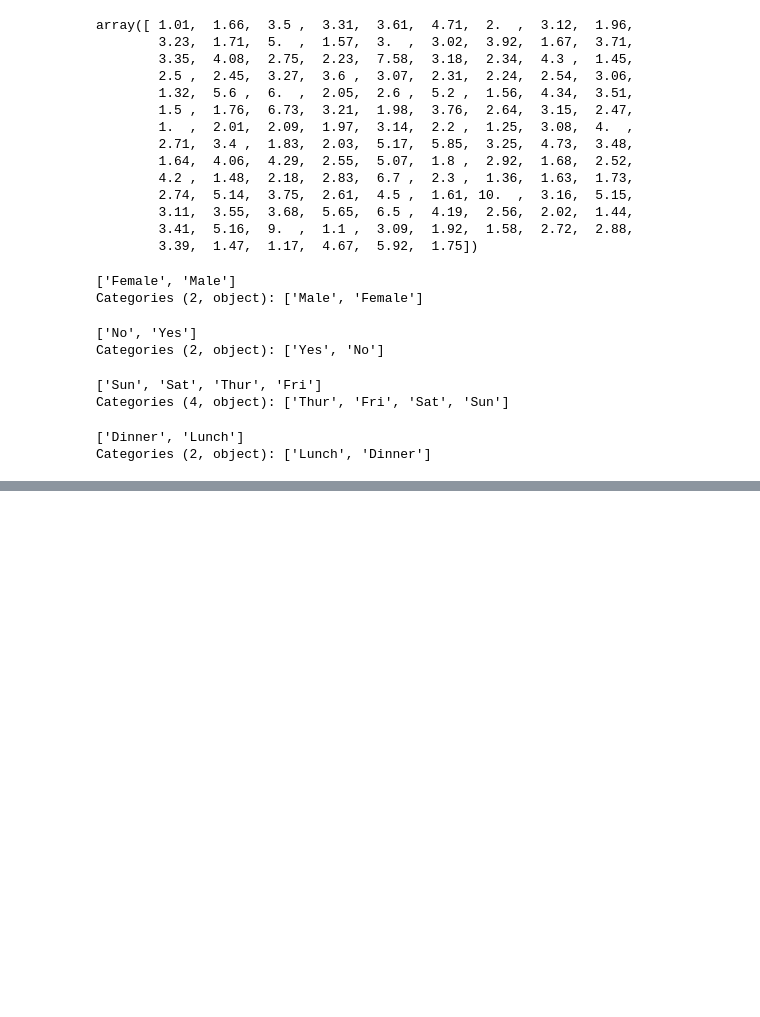
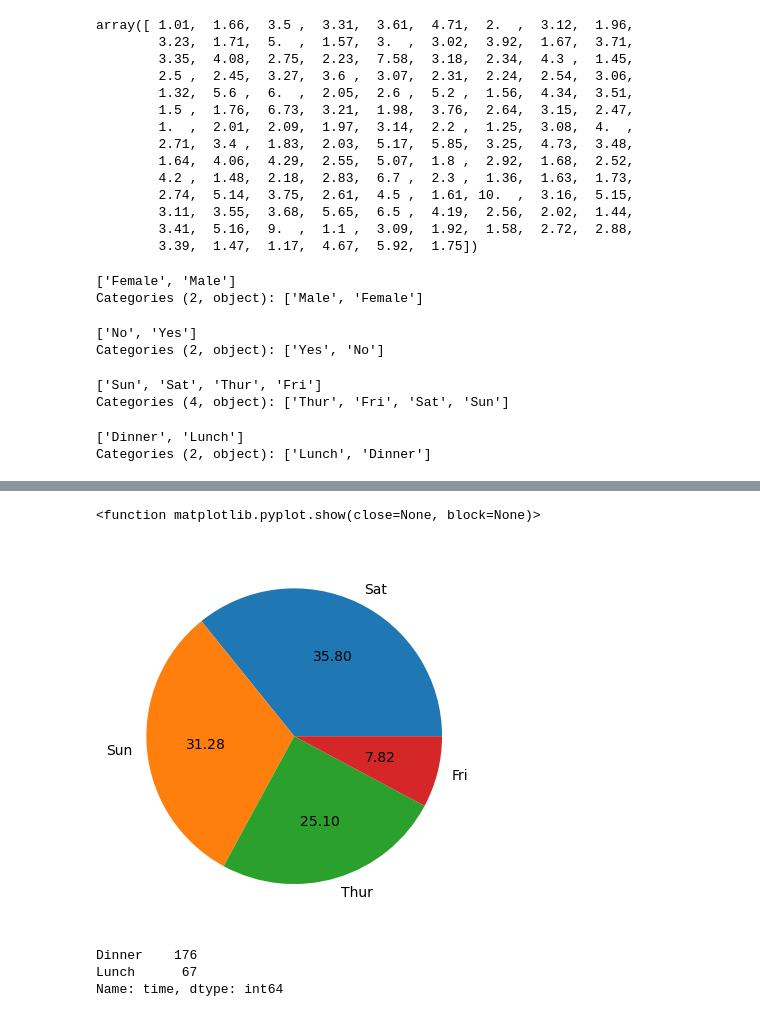
Before and after one commit to Abdul1302/Machine-Learning, a Jupyter notebook: Neural Networks/Regression With ANN On Tips DataSet.ipynb, the cells around one changed output, grey strips where cells are left out. Saved outputs shown, nothing was run; the diff lists cells and outputs as text; code cells hidden in the pictures; blank space fills up the shorter version.

```diff
--- a/Neural Networks/Regression With ANN On Tips DataSet.ipynb
+++ b/Neural Networks/Regression With ANN On Tips DataSet.ipynb
@@ -119,0 +162,13 @@ Categories (2, object): ['Lunch', 'Dinner']
+# %%
+plt.pie(value_count,labels=['Sat','Sun','Thur','Fri'],autopct='%0.2f')
+plt.show
+# %% [output]
+<function matplotlib.pyplot.show(close=None, block=None)>
+[figure, added]
+# %%
+value_count=df.time.value_counts()
+value_count
+# %% [output]
+Dinner    176
+Lunch      67
+Name: time, dtype: int64
```
Also changed, not shown: parts of 40 cells of this notebook.
